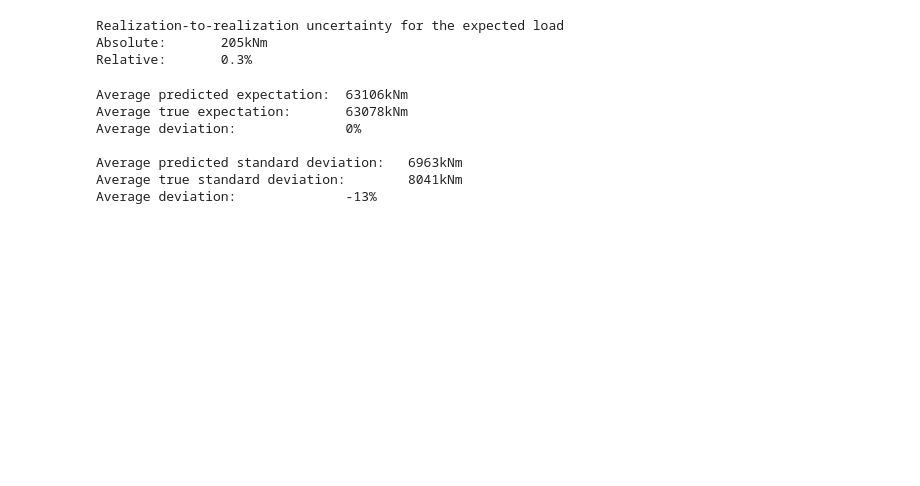
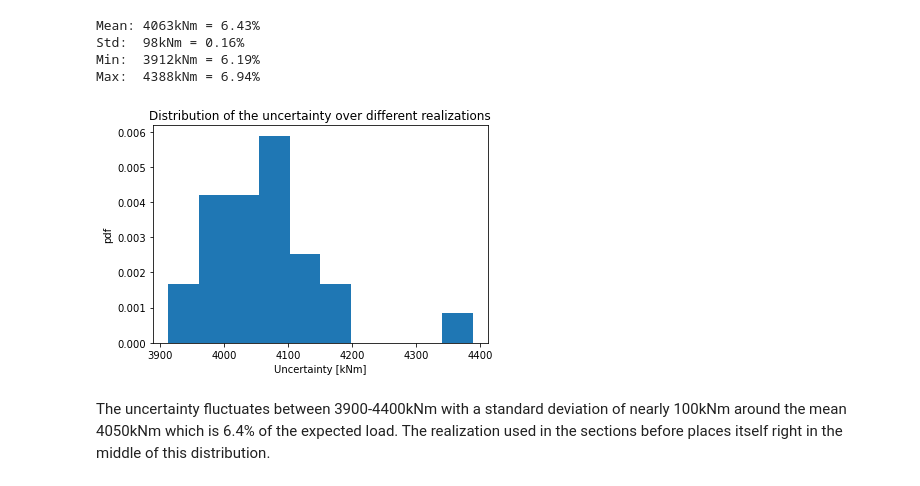
Before and after one commit to MorizHerrmann/46500-Probabilistic-Methods-in-Wind-Energy, a Jupyter notebook: assignment2_uncertainties.ipynb, the cells around one changed output. Saved outputs shown, nothing was run; the diff lists cells and outputs as text; code cells hidden in the pictures; blank space fills up the shorter version.

```diff
--- a/assignment2_uncertainties.ipynb
+++ b/assignment2_uncertainties.ipynb
@@ -43,0 +116,12 @@ Relative:       6.405504%
+# %%
+from procedure import model
+
+N = 25
+
+sol = []
+for i in range(N):
+    x = rosenblatt(10000)
+    y = MysteriousLoadFunc(x)
+    s = model(x, y)
+    sol.append(s)
+    print(f'Process: {(i+1)/N*100:.0f}%')
@@ -44,39 +146,24 @@ Relative:       6.405504%
 # %%
-# Realization-to-realization uncertainty
+import matplotlib.pyplot as plt
 
-print('Realization-to-realization uncertainty for the expected load')
-print(f'Absolute:\t{E.std():.0f}kNm')
-print(f'Relative:\t{E.std()/E.mean()*100:.1f}%')
+u = np.array([sol[i]['u'] for i in range(N)])
+E = np.mean([sol[i]['E'] for i in range(N)])
+
+plt.figure()
+plt.hist(u, density=True)
+plt.xlabel('Uncertainty [kNm]')
+plt.ylabel('pdf')
+plt.title('Distribution of the uncertainty over different realizations')
+
+print(f'Mean: {u.mean():.0f}kNm = {u.mean()/E*100:.2f}%')
+print(f'Std:  {u.std():.0f}kNm = {u.std()/E*100:.2f}%')
+print(f'Min:  {u.min():.0f}kNm = {u.min()/E*100:.2f}%')
+print(f'Max:  {u.max():.0f}kNm = {u.max()/E*100:.2f}%')
 # %% [output]
-Realization-to-realization uncertainty for the expected load
-Absolute:       205kNm
-Relative:       0.3%
+Mean: 4063kNm = 6.43%
+Std:  98kNm = 0.16%
+Min:  3912kNm = 6.19%
+Max:  4388kNm = 6.94%
+[figure, added]
-# %%
-# Compare statistics of predicted and true data
-
-E_pred = E
-E_true = np.array([np.mean(sol[i]['y_true']) for i in range(N)])
-E_dev = (E_pred-E_true)/E_true
-
-
-std_pred = np.array([np.std(sol[i]['y_pred']) for i in range(N)])
-std_true = np.array([np.std(sol[i]['y_true']) for i in range(N)])
-std_dev = (std_pred-std_true)/std_true
-
-
-
-print(f'Average predicted expectation:\t{E_pred.mean():.0f}kNm')
-print(f'Average true expectation:\t{E_true.mean():.0f}kNm')
-print(f'Average deviation:\t\t{E_dev.mean()*100:.0f}%\n')
-
-print(f'Average predicted standard deviation:\t{std_pred.mean():.0f}kNm')
-print(f'Average true standard deviation:\t{std_true.mean():.0f}kNm')
-print(f'Average deviation:\t\t{std_dev.mean()*100:.0f}%')
-# %% [output]
-Average predicted expectation:  63106kNm
-Average true expectation:       63078kNm
-Average deviation:              0%
-
-Average predicted standard deviation:   6963kNm
-Average true standard deviation:        8041kNm
-Average deviation:              -13%
+# %% [markdown]
+The uncertainty fluctuates between 3900-4400kNm with a standard deviation of nearly 100kNm around the mean 4050kNm which is 6.4% of the expected load. The realization used in the sections before places itself right in the middle of this distribution.
```
Also changed, not shown: parts of 11 cells of this notebook.
